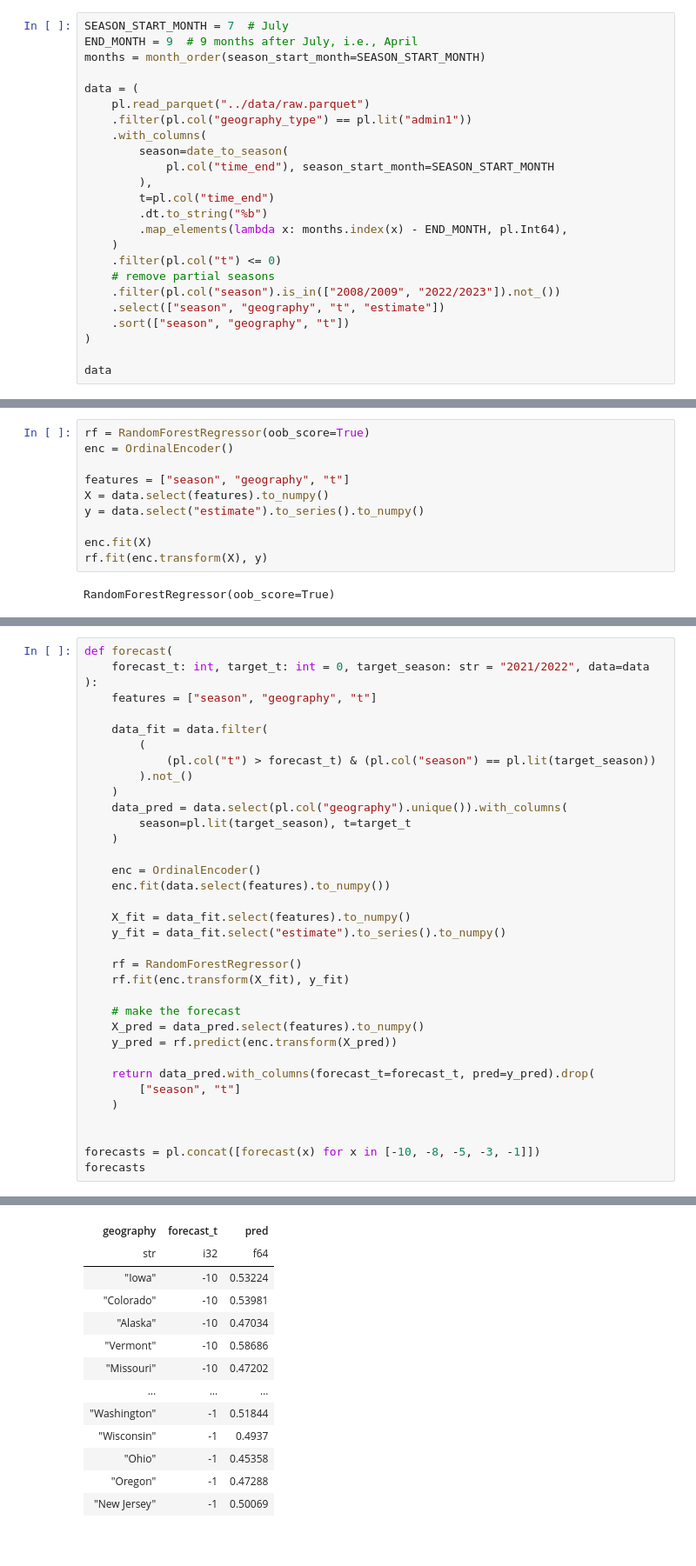
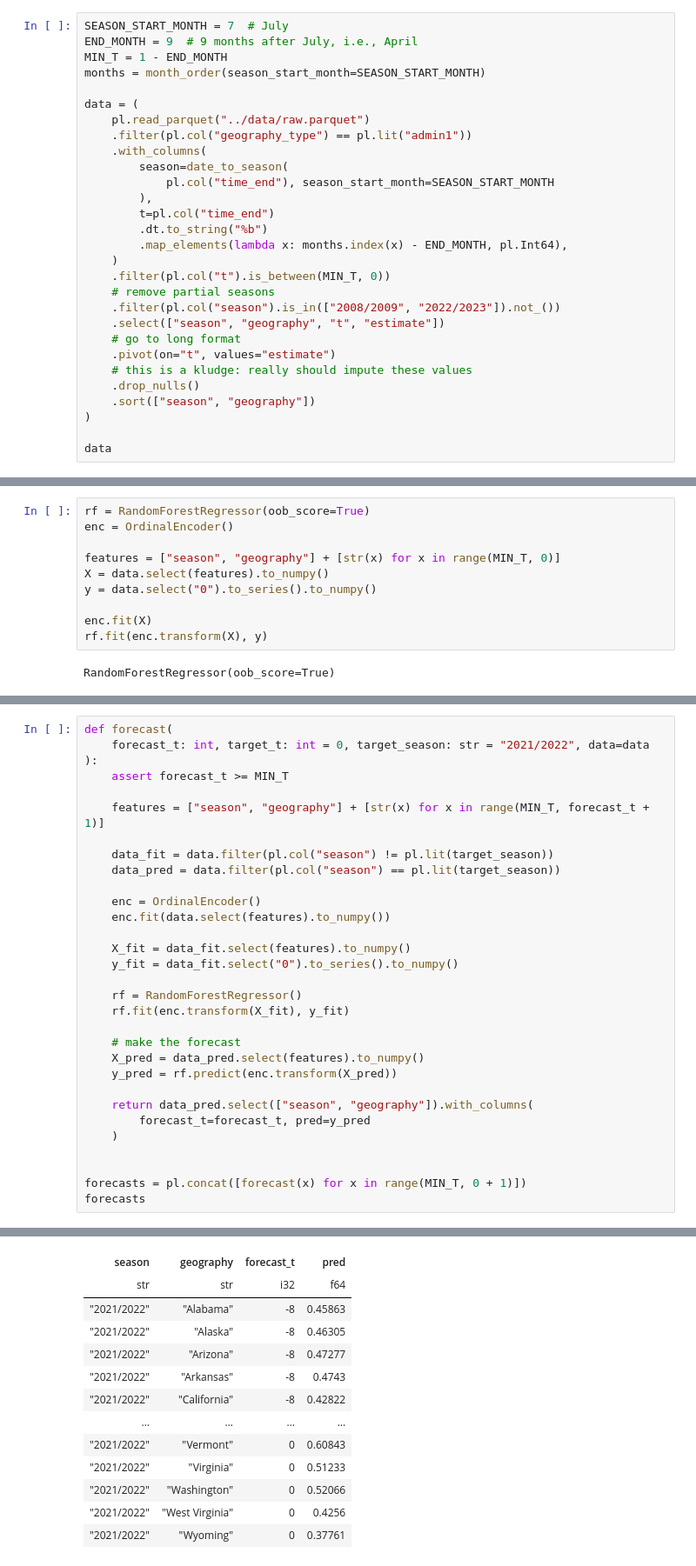
Before and after one commit to CDCgov/cfa-immunization-uptake-projection, a Jupyter notebook: scripts/demo_rf.ipynb, the cells around one changed output, grey strips where cells are left out. Shown at 87% size. Saved outputs shown, nothing was run; the diff lists cells and outputs as text.

```diff
--- a/scripts/demo_rf.ipynb
+++ b/scripts/demo_rf.ipynb
@@ -9,6 +9,7 @@ from iup.utils import date_to_season
 # %%
 SEASON_START_MONTH = 7  # July
 END_MONTH = 9  # 9 months after July, i.e., April
+MIN_T = 1 - END_MONTH
 months = month_order(season_start_month=SEASON_START_MONTH)
 
 data = (
@@ -22,11 +23,15 @@ data = (
         .dt.to_string("%b")
         .map_elements(lambda x: months.index(x) - END_MONTH, pl.Int64),
     )
-    .filter(pl.col("t") <= 0)
+    .filter(pl.col("t").is_between(MIN_T, 0))
     # remove partial seasons
     .filter(pl.col("season").is_in(["2008/2009", "2022/2023"]).not_())
     .select(["season", "geography", "t", "estimate"])
-    .sort(["season", "geography", "t"])
+    # go to long format
+    .pivot(on="t", values="estimate")
+    # this is a kludge: really should impute these values
+    .drop_nulls()
+    .sort(["season", "geography"])
 )
 
 data
@@ -49,9 +69,9 @@ shape: (6_112, 4)
 rf = RandomForestRegressor(oob_score=True)
 enc = OrdinalEncoder()
 
-features = ["season", "geography", "t"]
+features = ["season", "geography"] + [str(x) for x in range(MIN_T, 0)]
 X = data.select(features).to_numpy()
-y = data.select("estimate").to_series().to_numpy()
+y = data.select("0").to_series().to_numpy()
 
 enc.fit(X)
 rf.fit(enc.transform(X), y)
@@ -81,22 +101,18 @@ alt.Chart(
 def forecast(
     forecast_t: int, target_t: int = 0, target_season: str = "2021/2022", data=data
 ):
-    features = ["season", "geography", "t"]
+    assert forecast_t >= MIN_T
 
-    data_fit = data.filter(
-        (
-            (pl.col("t") > forecast_t) & (pl.col("season") == pl.lit(target_season))
-        ).not_()
-    )
-    data_pred = data.select(pl.col("geography").unique()).with_columns(
-        season=pl.lit(target_season), t=target_t
-    )
+    features = ["season", "geography"] + [str(x) for x in range(MIN_T, forecast_t + 1)]
+
+    data_fit = data.filter(pl.col("season") != pl.lit(target_season))
+    data_pred = data.filter(pl.col("season") == pl.lit(target_season))
 
     enc = OrdinalEncoder()
     enc.fit(data.select(features).to_numpy())
 
     X_fit = data_fit.select(features).to_numpy()
-    y_fit = data_fit.select("estimate").to_series().to_numpy()
+    y_fit = data_fit.select("0").to_series().to_numpy()
 
     rf = RandomForestRegressor()
     rf.fit(enc.transform(X_fit), y_fit)
@@ -105,11 +121,11 @@ def forecast(
     X_pred = data_pred.select(features).to_numpy()
     y_pred = rf.predict(enc.transform(X_pred))
 
-    return data_pred.with_columns(forecast_t=forecast_t, pred=y_pred).drop(
-        ["season", "t"]
+    return data_pred.select(["season", "geography"]).with_columns(
+        forecast_t=forecast_t, pred=y_pred
     )
 
 
-forecasts = pl.concat([forecast(x) for x in [-10, -8, -5, -3, -1]])
+forecasts = pl.concat([forecast(x) for x in range(MIN_T, 0 + 1)])
 forecasts
 # %% [output]
@@ -117,14 +133,14 @@ shape: (270, 3)
-| geography | forecast_t | pred |
-| str | i32 | f64 |
-| "Iowa" | -10 | 0.53224 |
-| "Colorado" | -10 | 0.53981 |
-| "Alaska" | -10 | 0.47034 |
-| "Vermont" | -10 | 0.58686 |
-| "Missouri" | -10 | 0.47202 |
-| … | … | … |
-| "Washington" | -1 | 0.51844 |
-| "Wisconsin" | -1 | 0.4937 |
-| "Ohio" | -1 | 0.45358 |
-| "Oregon" | -1 | 0.47288 |
-| "New Jersey" | -1 | 0.50069 |
+| season | geography | forecast_t | pred |
+| str | str | i32 | f64 |
+| "2021/2022" | "Alabama" | -8 | 0.45863 |
+| "2021/2022" | "Alaska" | -8 | 0.46305 |
+| "2021/2022" | "Arizona" | -8 | 0.47277 |
+| "2021/2022" | "Arkansas" | -8 | 0.4743 |
+| "2021/2022" | "California" | -8 | 0.42822 |
+| … | … | … | … |
+| "2021/2022" | "Vermont" | 0 | 0.60843 |
+| "2021/2022" | "Virginia" | 0 | 0.51233 |
+| "2021/2022" | "Washington" | 0 | 0.52066 |
+| "2021/2022" | "West Virginia" | 0 | 0.4256 |
+| "2021/2022" | "Wyoming" | 0 | 0.37761 |
 # %%
```
Also changed, not shown: parts of 7 cells of this notebook.
